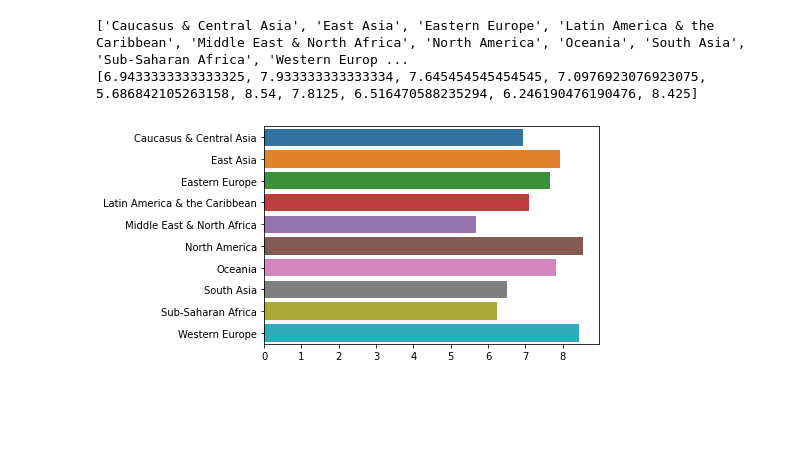
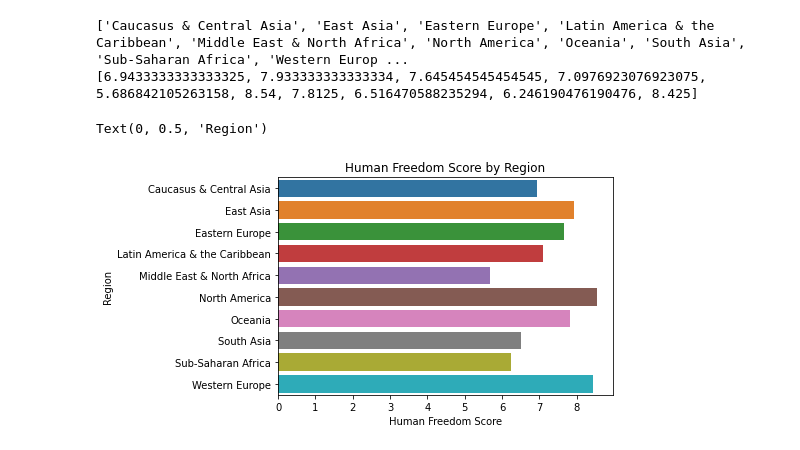
Before and after one commit to aroy2530/l2_demo_analysis, a Jupyter notebook: human_freedom_analysis.ipynb, the cells around one changed output. Saved outputs shown, nothing was run; the diff lists cells and outputs as text; code cells hidden in the pictures; blank space fills up the shorter version.

```diff
--- a/human_freedom_analysis.ipynb
+++ b/human_freedom_analysis.ipynb
@@ -87,5 +87,9 @@ print(avg_hf)
 [6.9433333333333325, 7.933333333333334, 7.645454545454545, 7.0976923076923075, 5.686842105263158, 8.54, 7.8125, 6.516470588235294, 6.246190476190476, 8.425]
 # %%
 ax = sns.barplot(x=avg_hf, y=regions)
+ax.set_title("Human Freedom Score by Region")
+ax.set_xlabel("Human Freedom Score")
+ax.set_ylabel("Region")
 # %% [output]
+Text(0, 0.5, 'Region')
-[figure, old version]
+[figure, new version]
```
Also changed, not shown: parts of 1 cell of this notebook.
